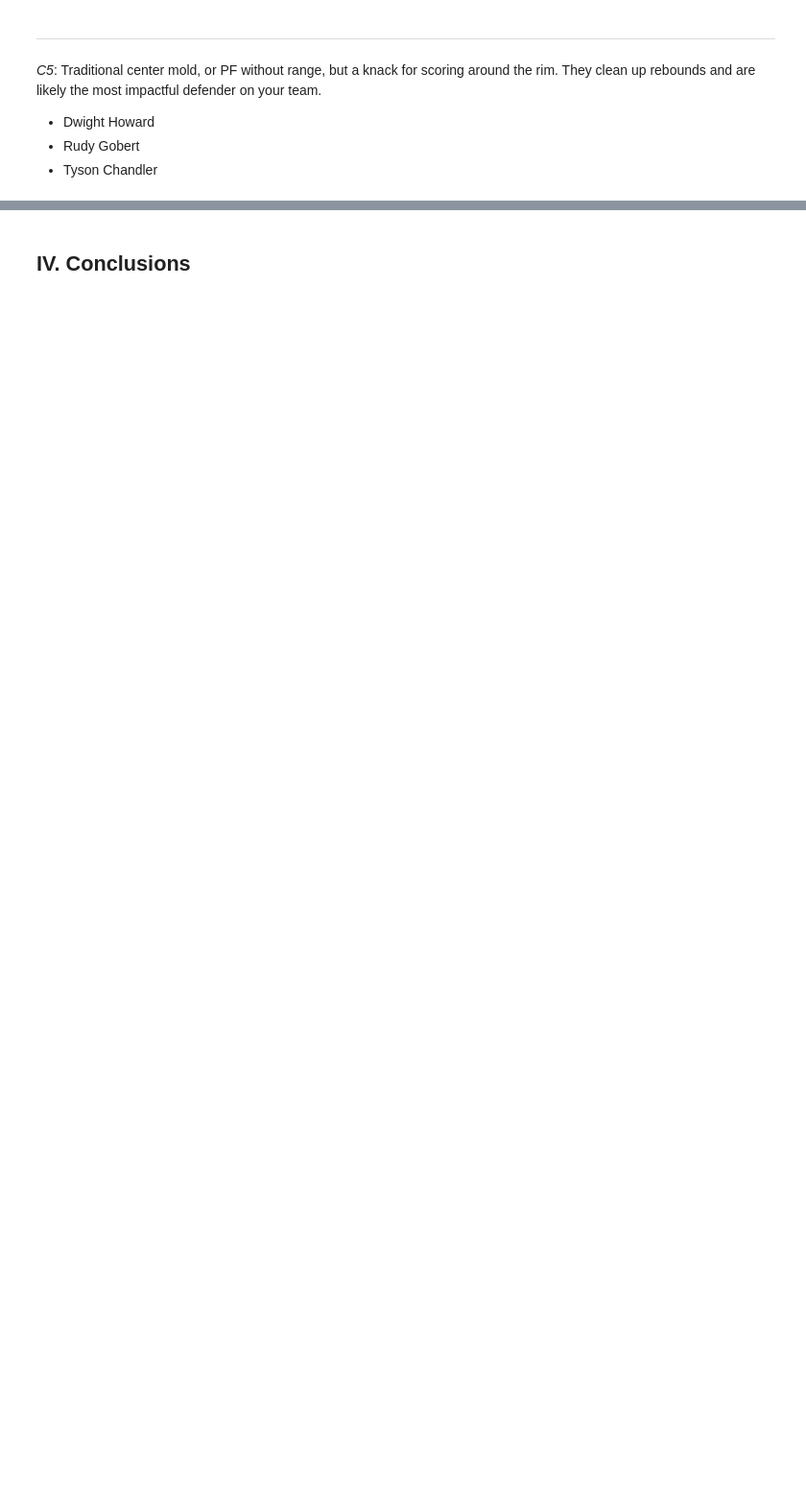
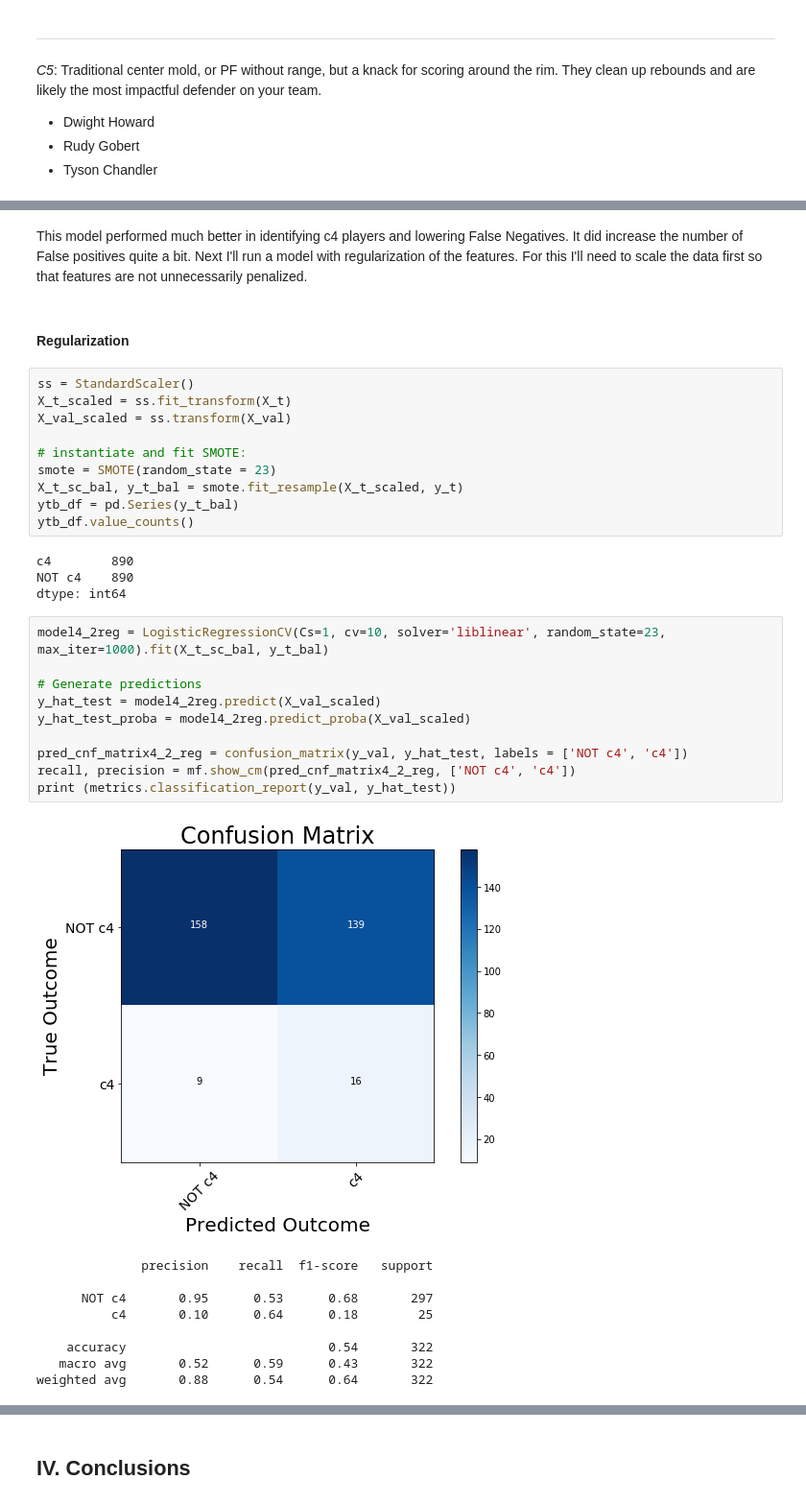
Before and after one commit to chum46/AI-Scout-Pro-Basketball, a Jupyter notebook: notebooks/report/final_notebook.ipynb, the cells around one changed output, grey strips where cells are left out. Shown at 96% size. Cells and saved outputs as stored; diff of their text form; blank space fills up the shorter version.

```diff
--- a/notebooks/report/final_notebook.ipynb
+++ b/notebooks/report/final_notebook.ipynb
@@ -674,0 +868,38 @@ cf.bar_features(fi5, 'Cluster 5', '#a06a5e')
+# %% [markdown]
+This model performed much better in identifying c4 players and lowering False Negatives. It did increase the number of False positives quite a bit. Next I'll run a model with regularization of the features. For this I'll need to scale the data first so that features are not unnecessarily penalized.
+# %% [markdown]
+#### Regularization
+# %%
+ss = StandardScaler()
+X_t_scaled = ss.fit_transform(X_t)
+X_val_scaled = ss.transform(X_val)
+
+# instantiate and fit SMOTE:
+smote = SMOTE(random_state = 23)
+X_t_sc_bal, y_t_bal = smote.fit_resample(X_t_scaled, y_t)
+ytb_df = pd.Series(y_t_bal)
+ytb_df.value_counts()
+# %% [output]
+c4        890
+NOT c4    890
+dtype: int64
+# %%
+model4_2reg = LogisticRegressionCV(Cs=1, cv=10, solver='liblinear', random_state=23, max_iter=1000).fit(X_t_sc_bal, y_t_bal)
+
+# Generate predictions
+y_hat_test = model4_2reg.predict(X_val_scaled)
+y_hat_test_proba = model4_2reg.predict_proba(X_val_scaled)
+
+pred_cnf_matrix4_2_reg = confusion_matrix(y_val, y_hat_test, labels = ['NOT c4', 'c4'])
+recall, precision = mf.show_cm(pred_cnf_matrix4_2_reg, ['NOT c4', 'c4'])
+print (metrics.classification_report(y_val, y_hat_test))
+# %% [output]
+[figure, added]
+              precision    recall  f1-score   support
+
+      NOT c4       0.95      0.53      0.68       297
+          c4       0.10      0.64      0.18        25
+
+    accuracy                           0.54       322
+   macro avg       0.52      0.59      0.43       322
+weighted avg       0.88      0.54      0.64       322
```
Also changed, not shown: parts of 57 cells of this notebook, 4 other files.
